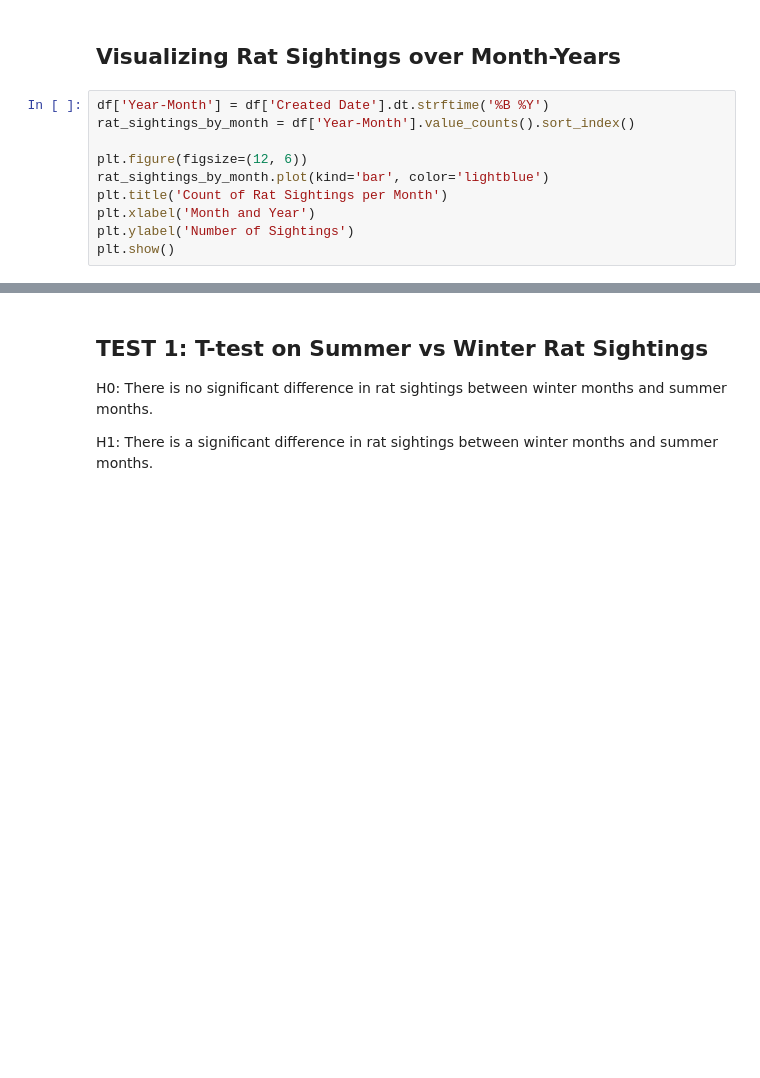
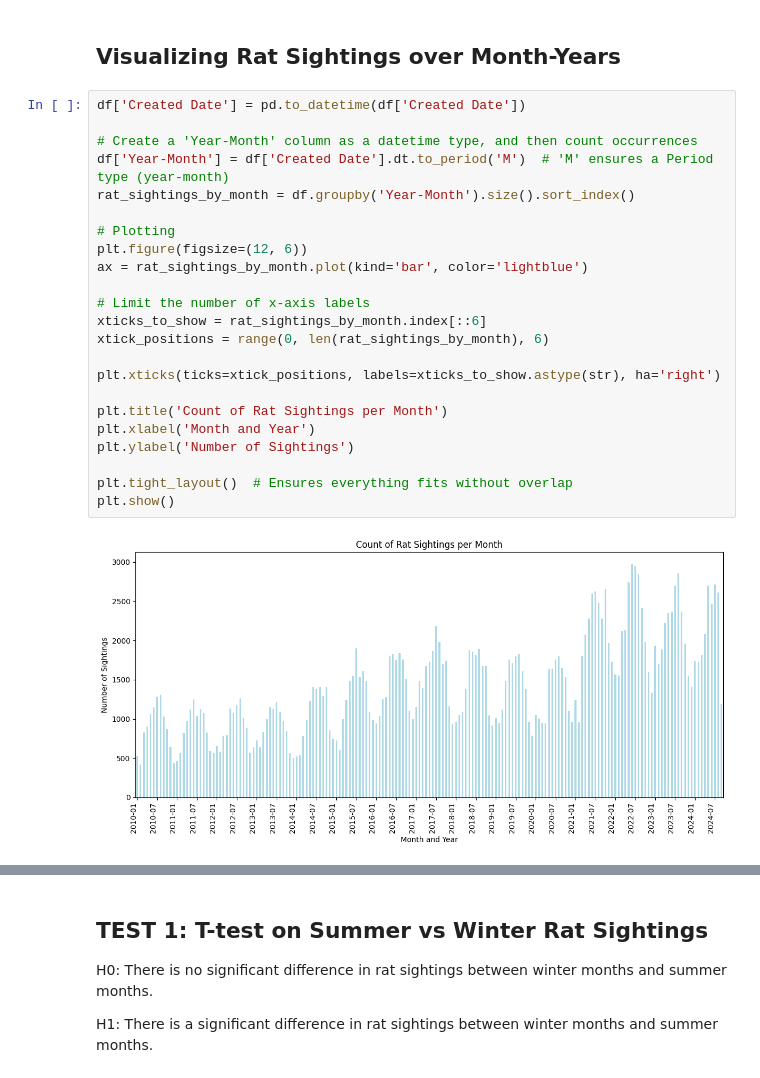
Before and after one commit to trishaa4144/cmsc320-final, a Jupyter notebook: CMSC320_Final.ipynb, the cells around one changed output, grey strips where cells are left out. Drawn from its saved outputs; the diff is of its cells as text; blank space fills up the shorter version.

```diff
--- a/CMSC320_Final.ipynb
+++ b/CMSC320_Final.ipynb
@@ -246,12 +246,27 @@ plt.show()
 # %% [markdown]
 ## Visualizing Rat Sightings over Month-Years
 # %%
-df['Year-Month'] = df['Created Date'].dt.strftime('%B %Y')
-rat_sightings_by_month = df['Year-Month'].value_counts().sort_index()
+df['Created Date'] = pd.to_datetime(df['Created Date'])
 
+# Create a 'Year-Month' column as a datetime type, and then count occurrences
+df['Year-Month'] = df['Created Date'].dt.to_period('M')  # 'M' ensures a Period type (year-month)
+rat_sightings_by_month = df.groupby('Year-Month').size().sort_index()
+
+# Plotting
 plt.figure(figsize=(12, 6))
-rat_sightings_by_month.plot(kind='bar', color='lightblue')
+ax = rat_sightings_by_month.plot(kind='bar', color='lightblue')
+
+# Limit the number of x-axis labels
+xticks_to_show = rat_sightings_by_month.index[::6]
+xtick_positions = range(0, len(rat_sightings_by_month), 6)
+
+plt.xticks(ticks=xtick_positions, labels=xticks_to_show.astype(str), ha='right')
+
 plt.title('Count of Rat Sightings per Month')
 plt.xlabel('Month and Year')
 plt.ylabel('Number of Sightings')
+
+plt.tight_layout()  # Ensures everything fits without overlap
 plt.show()
+# %% [output]
+[figure, added]
```
Also changed, not shown: parts of 4 cells of this notebook.
